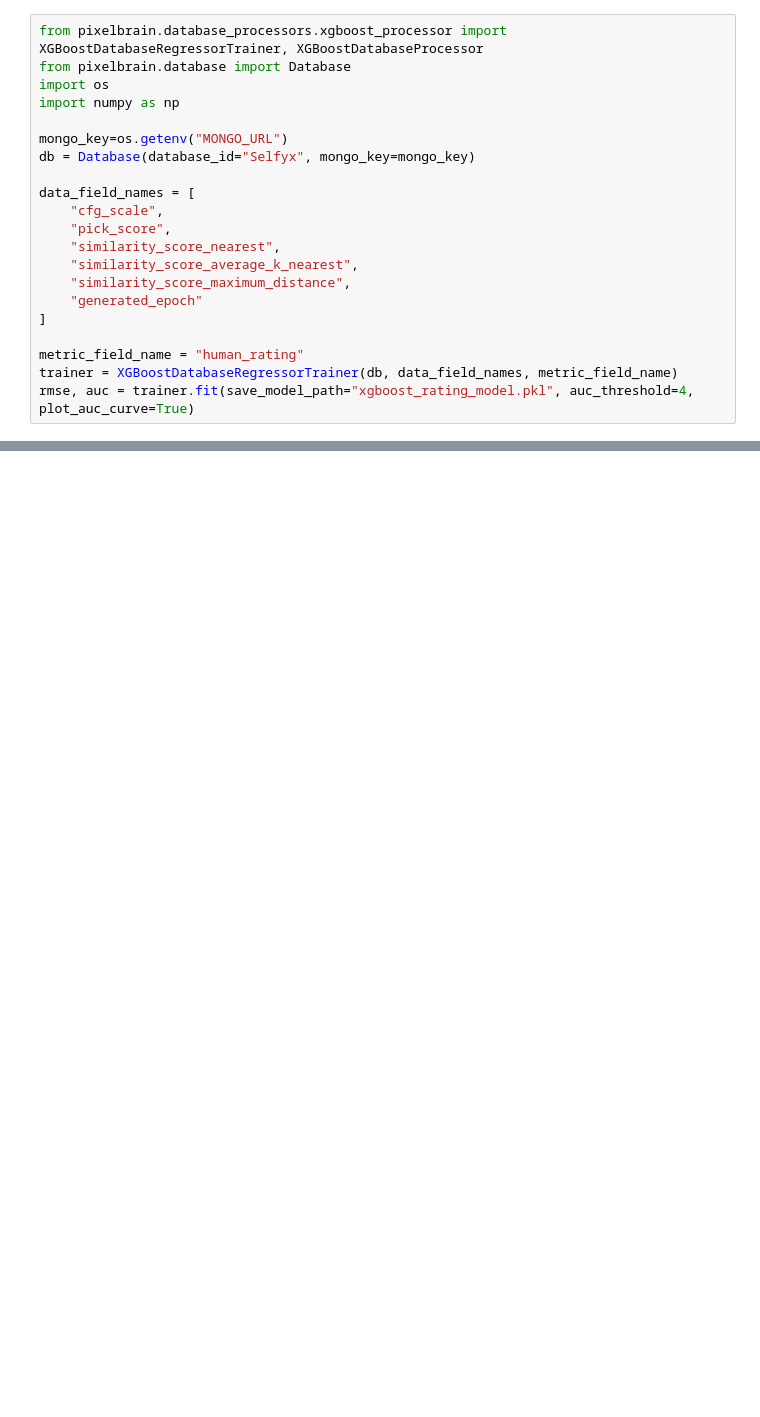
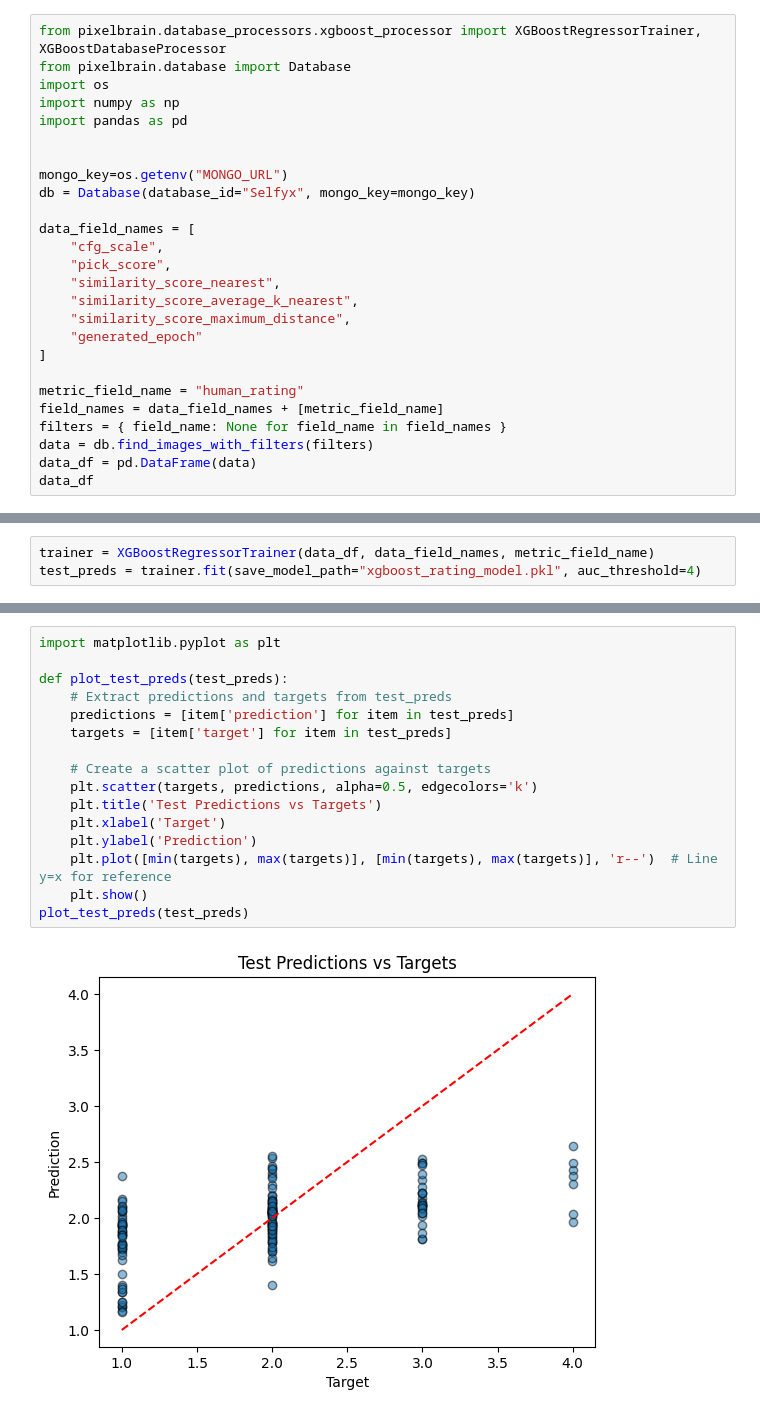
Before and after one commit to eikona-io/pixel-brain, a Jupyter notebook: src/pixelbrain/notebooks/xgboost_processor_notebook.ipynb, the cells around one changed output, grey strips where cells are left out. Cells and saved outputs as stored; diff of their text form; blank space fills up the shorter version.

```diff
--- a/src/pixelbrain/notebooks/xgboost_processor_notebook.ipynb
+++ b/src/pixelbrain/notebooks/xgboost_processor_notebook.ipynb
@@ -1,8 +1,10 @@
 # %%
-from pixelbrain.database_processors.xgboost_processor import XGBoostDatabaseRegressorTrainer, XGBoostDatabaseProcessor
+from pixelbrain.database_processors.xgboost_processor import XGBoostRegressorTrainer, XGBoostDatabaseProcessor
 from pixelbrain.database import Database
 import os
 import numpy as np
+import pandas as pd
+
 
 mongo_key=os.getenv("MONGO_URL")
 db = Database(database_id="Selfyx", mongo_key=mongo_key)
@@ -17,6 +19,9 @@ data_field_names = [
 ]
 
 metric_field_name = "human_rating"
-trainer = XGBoostDatabaseRegressorTrainer(db, data_field_names, metric_field_name)
-rmse, auc = trainer.fit(save_model_path="xgboost_rating_model.pkl", auc_threshold=4, plot_auc_curve=True)
+field_names = data_field_names + [metric_field_name]
+filters = { field_name: None for field_name in field_names }
+data = db.find_images_with_filters(filters)
+data_df = pd.DataFrame(data)
+data_df
 # %% [output]
@@ -27,0 +41,3 @@ FPR: [0. 1.], TPR: [0. 1.], Thresholds: [inf  0.]
+# %%
+trainer = XGBoostRegressorTrainer(data_df, data_field_names, metric_field_name)
+test_preds = trainer.fit(save_model_path="xgboost_rating_model.pkl", auc_threshold=4)
@@ -67,0 +85,18 @@ plot_predictor_histogram(predictor)
+# %%
+import matplotlib.pyplot as plt
+
+def plot_test_preds(test_preds):
+    # Extract predictions and targets from test_preds
+    predictions = [item['prediction'] for item in test_preds]
+    targets = [item['target'] for item in test_preds]
+
+    # Create a scatter plot of predictions against targets
+    plt.scatter(targets, predictions, alpha=0.5, edgecolors='k')
+    plt.title('Test Predictions vs Targets')
+    plt.xlabel('Target')
+    plt.ylabel('Prediction')
+    plt.plot([min(targets), max(targets)], [min(targets), max(targets)], 'r--')  # Line y=x for reference
+    plt.show()
+plot_test_preds(test_preds)
+# %% [output]
+[figure, added]
```
Also changed, not shown: parts of 16 cells of this notebook, 2 other files.
